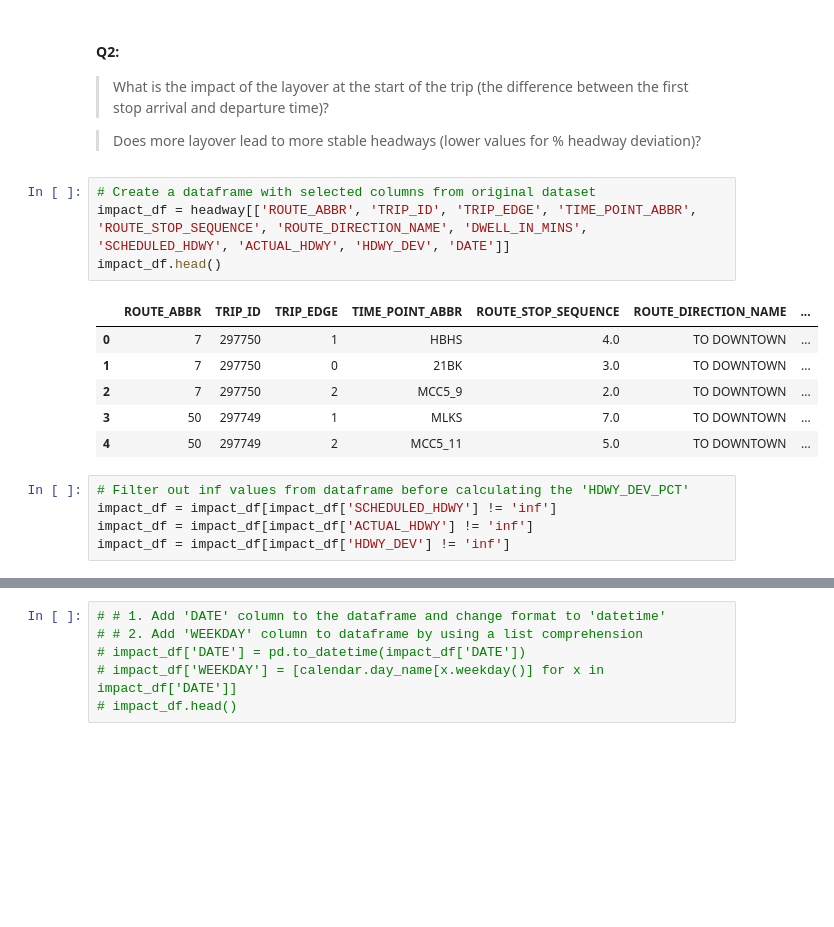
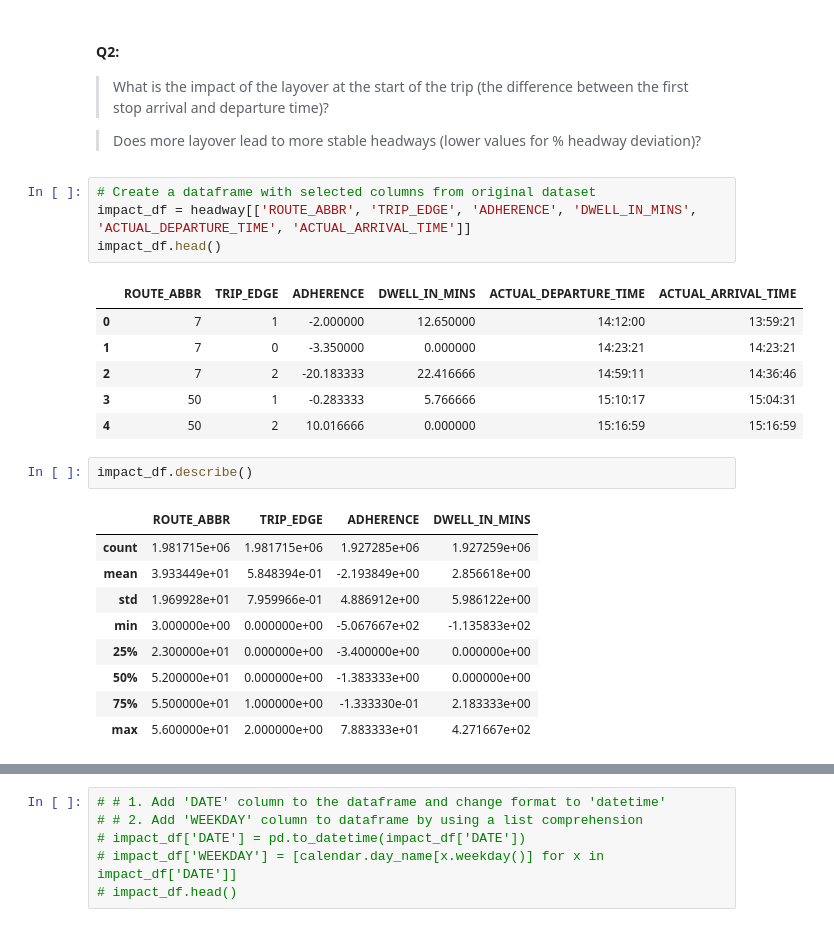
Before and after one commit to NSS-Data-Analytics-Cohort-7/wego-python-bit-my_finger, a Jupyter notebook: notebook/we_go_project.ipynb, the cells around one changed output, grey strips where cells are left out. Saved outputs shown, nothing was run; the diff lists cells and outputs as text; blank space fills up the shorter version.

```diff
--- a/notebook/we_go_project.ipynb
+++ b/notebook/we_go_project.ipynb
@@ -281,17 +281,24 @@ How much impact does being late or too spaced out at the first stop have downstr
 > Does more layover lead to more stable headways (lower values for % headway deviation)?
 # %%
 # Create a dataframe with selected columns from original dataset
-impact_df = headway[['ROUTE_ABBR', 'TRIP_ID', 'TRIP_EDGE', 'TIME_POINT_ABBR', 'ROUTE_STOP_SEQUENCE', 'ROUTE_DIRECTION_NAME', 'DWELL_IN_MINS', 'SCHEDULED_HDWY', 'ACTUAL_HDWY', 'HDWY_DEV', 'DATE']]
+impact_df = headway[['ROUTE_ABBR', 'TRIP_EDGE', 'ADHERENCE', 'DWELL_IN_MINS', 'ACTUAL_DEPARTURE_TIME', 'ACTUAL_ARRIVAL_TIME']]
 impact_df.head()
 # %% [output]
-|  | ROUTE_ABBR | TRIP_ID | TRIP_EDGE | TIME_POINT_ABBR | ROUTE_STOP_SEQUENCE | ROUTE_DIRECTION_NAME | ... |
-| 0 | 7 | 297750 | 1 | HBHS | 4.0 | TO DOWNTOWN | ... |
-| 1 | 7 | 297750 | 0 | 21BK | 3.0 | TO DOWNTOWN | ... |
-| 2 | 7 | 297750 | 2 | MCC5_9 | 2.0 | TO DOWNTOWN | ... |
-| 3 | 50 | 297749 | 1 | MLKS | 7.0 | TO DOWNTOWN | ... |
-| 4 | 50 | 297749 | 2 | MCC5_11 | 5.0 | TO DOWNTOWN | ... |
+|  | ROUTE_ABBR | TRIP_EDGE | ADHERENCE | DWELL_IN_MINS | ACTUAL_DEPARTURE_TIME | ACTUAL_ARRIVAL_TIME |
+| 0 | 7 | 1 | -2.000000 | 12.650000 | 14:12:00 | 13:59:21 |
+| 1 | 7 | 0 | -3.350000 | 0.000000 | 14:23:21 | 14:23:21 |
+| 2 | 7 | 2 | -20.183333 | 22.416666 | 14:59:11 | 14:36:46 |
+| 3 | 50 | 1 | -0.283333 | 5.766666 | 15:10:17 | 15:04:31 |
+| 4 | 50 | 2 | 10.016666 | 0.000000 | 15:16:59 | 15:16:59 |
-# %%
-# Filter out inf values from dataframe before calculating the 'HDWY_DEV_PCT'
-impact_df = impact_df[impact_df['SCHEDULED_HDWY'] != 'inf']
-impact_df = impact_df[impact_df['ACTUAL_HDWY'] != 'inf']
-impact_df = impact_df[impact_df['HDWY_DEV'] != 'inf']
+# %%
+impact_df.describe()
+# %% [output]
+|  | ROUTE_ABBR | TRIP_EDGE | ADHERENCE | DWELL_IN_MINS |
+| count | 1.981715e+06 | 1.981715e+06 | 1.927285e+06 | 1.927259e+06 |
+| mean | 3.933449e+01 | 5.848394e-01 | -2.193849e+00 | 2.856618e+00 |
+| std | 1.969928e+01 | 7.959966e-01 | 4.886912e+00 | 5.986122e+00 |
+| min | 3.000000e+00 | 0.000000e+00 | -5.067667e+02 | -1.135833e+02 |
+| 25% | 2.300000e+01 | 0.000000e+00 | -3.400000e+00 | 0.000000e+00 |
+| 50% | 5.200000e+01 | 0.000000e+00 | -1.383333e+00 | 0.000000e+00 |
+| 75% | 5.500000e+01 | 1.000000e+00 | -1.333330e-01 | 2.183333e+00 |
+| max | 5.600000e+01 | 2.000000e+00 | 7.883333e+01 | 4.271667e+02 |
```
Also changed, not shown: parts of 11 cells of this notebook.
